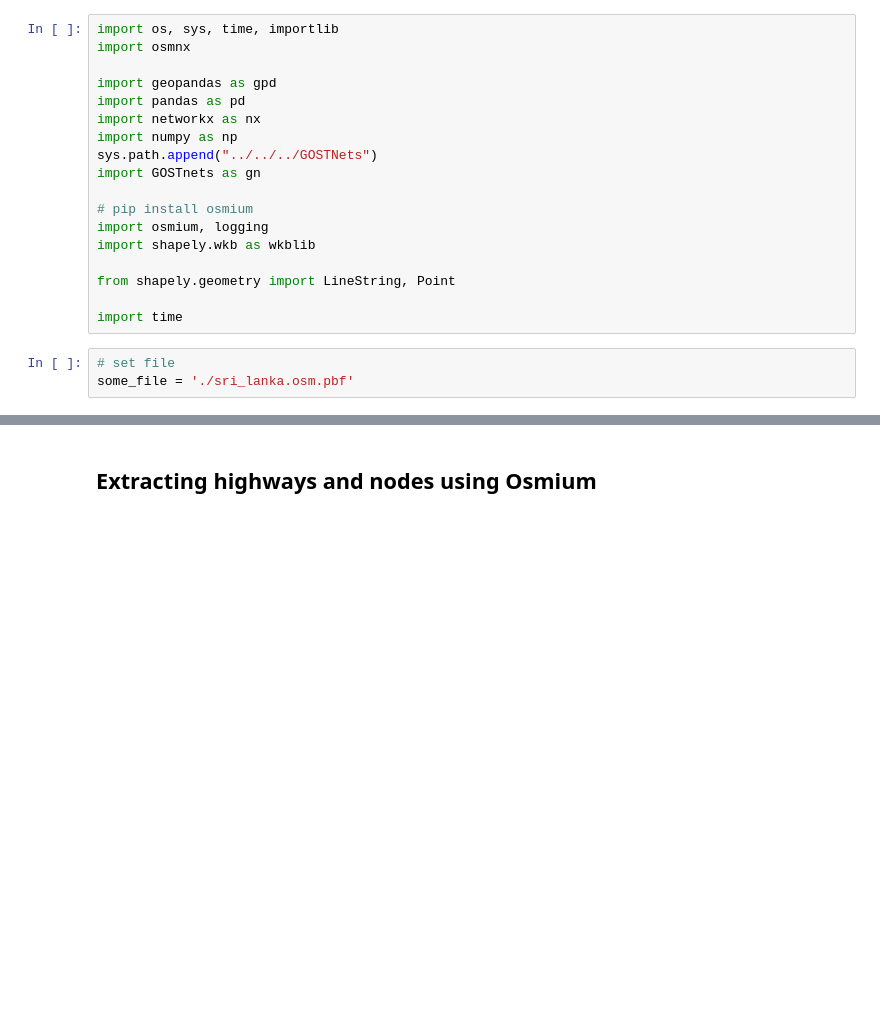
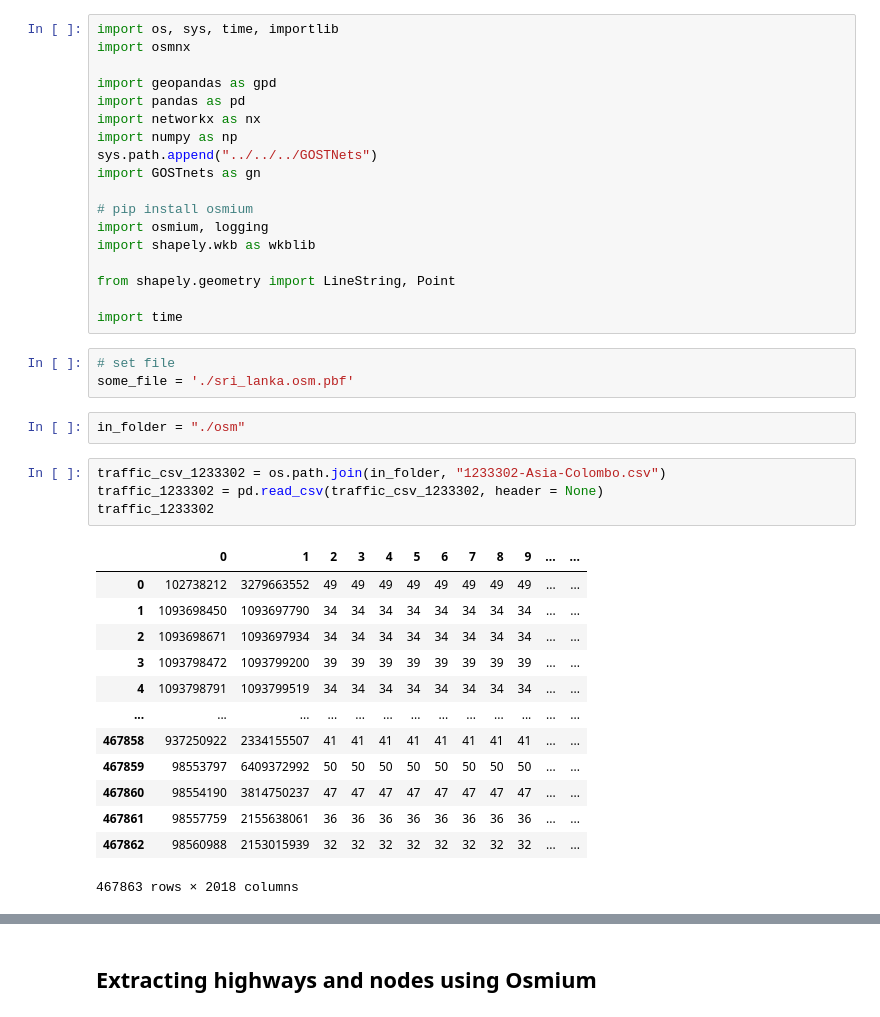
Before and after one commit to worldbank/GOST_PublicGoods, a Jupyter notebook: Implementations/mapbox_traffic/mapbox_traffic_data_test1.ipynb, the cells around one changed output, grey strips where cells are left out. Drawn from its saved outputs; the diff is of its cells as text; blank space fills up the shorter version.

```diff
--- a/Implementations/mapbox_traffic/mapbox_traffic_data_test1.ipynb
+++ b/Implementations/mapbox_traffic/mapbox_traffic_data_test1.ipynb
@@ -21,3 +21,23 @@ import time
 # %%
 # set file
 some_file = './sri_lanka.osm.pbf'
+# %%
+in_folder = "./osm"
+# %%
+traffic_csv_1233302 = os.path.join(in_folder, "1233302-Asia-Colombo.csv")
+traffic_1233302 = pd.read_csv(traffic_csv_1233302, header = None)
+traffic_1233302
+# %% [output]
+|  | 0 | 1 | 2 | 3 | 4 | 5 | 6 | 7 | 8 | 9 | ... | ... |
+| 0 | 102738212 | 3279663552 | 49 | 49 | 49 | 49 | 49 | 49 | 49 | 49 | ... | ... |
+| 1 | 1093698450 | 1093697790 | 34 | 34 | 34 | 34 | 34 | 34 | 34 | 34 | ... | ... |
+| 2 | 1093698671 | 1093697934 | 34 | 34 | 34 | 34 | 34 | 34 | 34 | 34 | ... | ... |
+| 3 | 1093798472 | 1093799200 | 39 | 39 | 39 | 39 | 39 | 39 | 39 | 39 | ... | ... |
+| 4 | 1093798791 | 1093799519 | 34 | 34 | 34 | 34 | 34 | 34 | 34 | 34 | ... | ... |
+| ... | ... | ... | ... | ... | ... | ... | ... | ... | ... | ... | ... | ... |
+| 467858 | 937250922 | 2334155507 | 41 | 41 | 41 | 41 | 41 | 41 | 41 | 41 | ... | ... |
+| 467859 | 98553797 | 6409372992 | 50 | 50 | 50 | 50 | 50 | 50 | 50 | 50 | ... | ... |
+| 467860 | 98554190 | 3814750237 | 47 | 47 | 47 | 47 | 47 | 47 | 47 | 47 | ... | ... |
+| 467861 | 98557759 | 2155638061 | 36 | 36 | 36 | 36 | 36 | 36 | 36 | 36 | ... | ... |
+| 467862 | 98560988 | 2153015939 | 32 | 32 | 32 | 32 | 32 | 32 | 32 | 32 | ... | ... |
+467863 rows × 2018 columns
```
Also changed, not shown: parts of 3 cells of this notebook, 6 other files.
